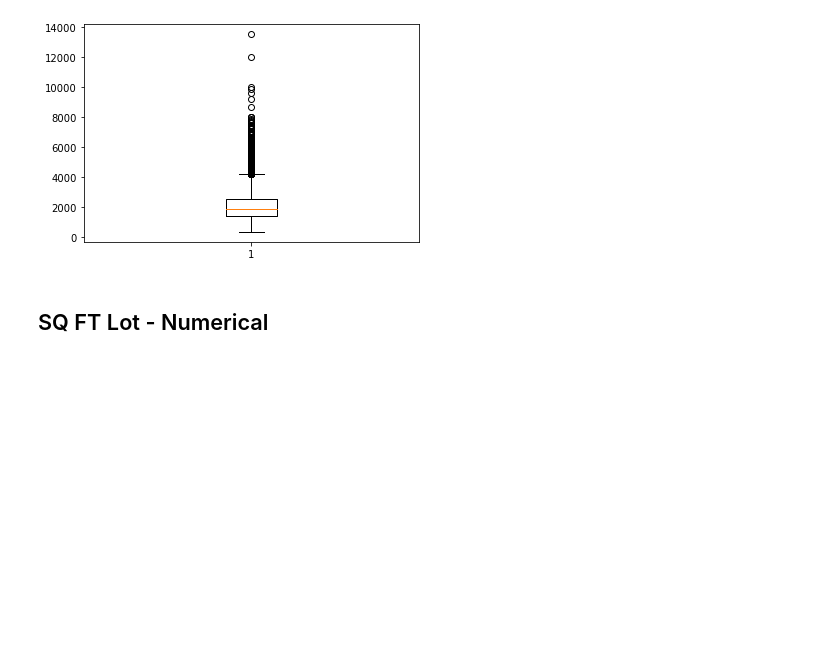
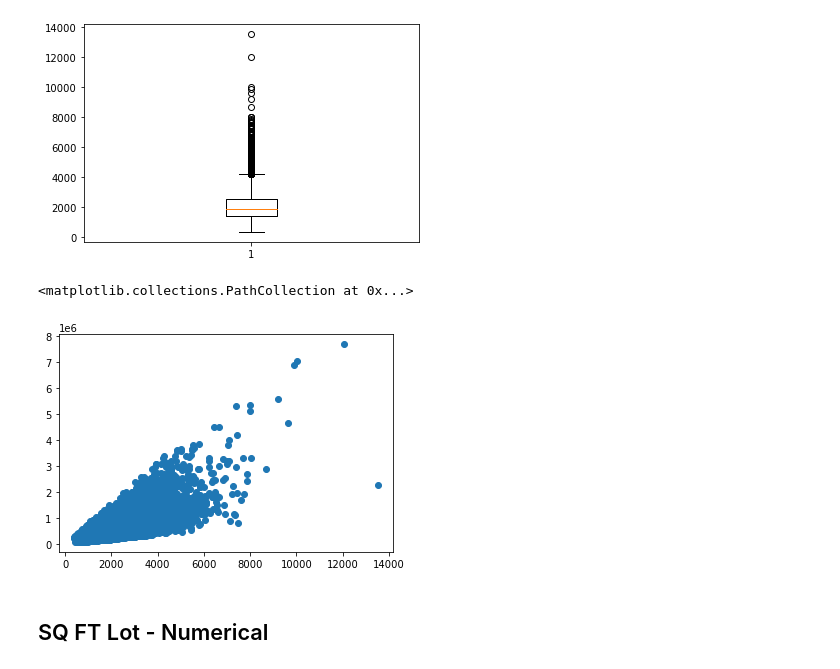
Before and after one commit to daniellejenkins17/Helping_Homebuyers_Buy_Houses, a Jupyter notebook: jalils_work/early_data_cleaning.ipynb, the cells around one changed output. Saved outputs shown, nothing was run; the diff lists cells and outputs as text; code cells hidden in the pictures; blank space fills up the shorter version.

```diff
--- a/jalils_work/early_data_cleaning.ipynb
+++ b/jalils_work/early_data_cleaning.ipynb
@@ -250,6 +250,11 @@ plt.boxplot(house_data.sqft_living)
  'fliers': [<matplotlib.lines.Line2D at 0x...>],
  'means': []}
 [figure]
+# %%
+plt.scatter(house_data['sqft_living'],house_data['price'])
+# %% [output]
+<matplotlib.collections.PathCollection at 0x...>
+[figure, added]
 # %% [markdown]
 ## SQ FT Lot - Numerical
 # %%
```
Also changed, not shown: parts of 12 cells of this notebook, 3 other files.
